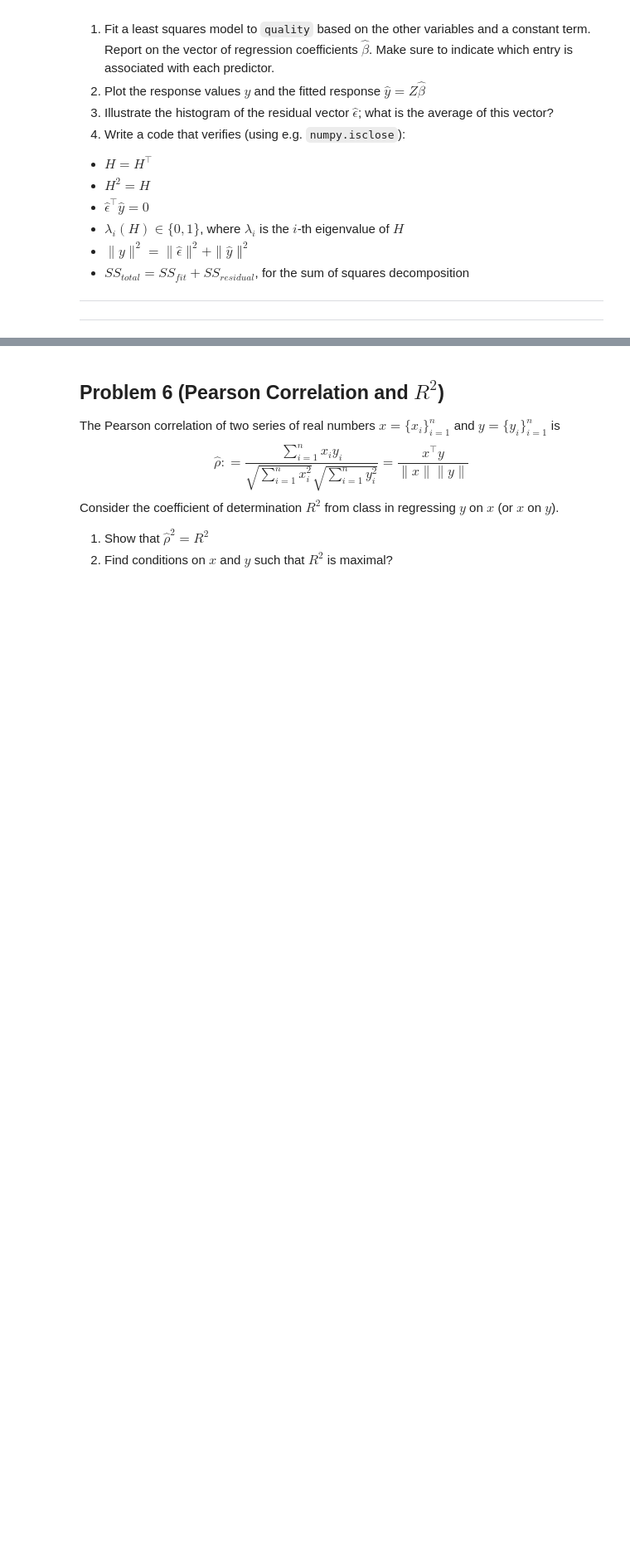
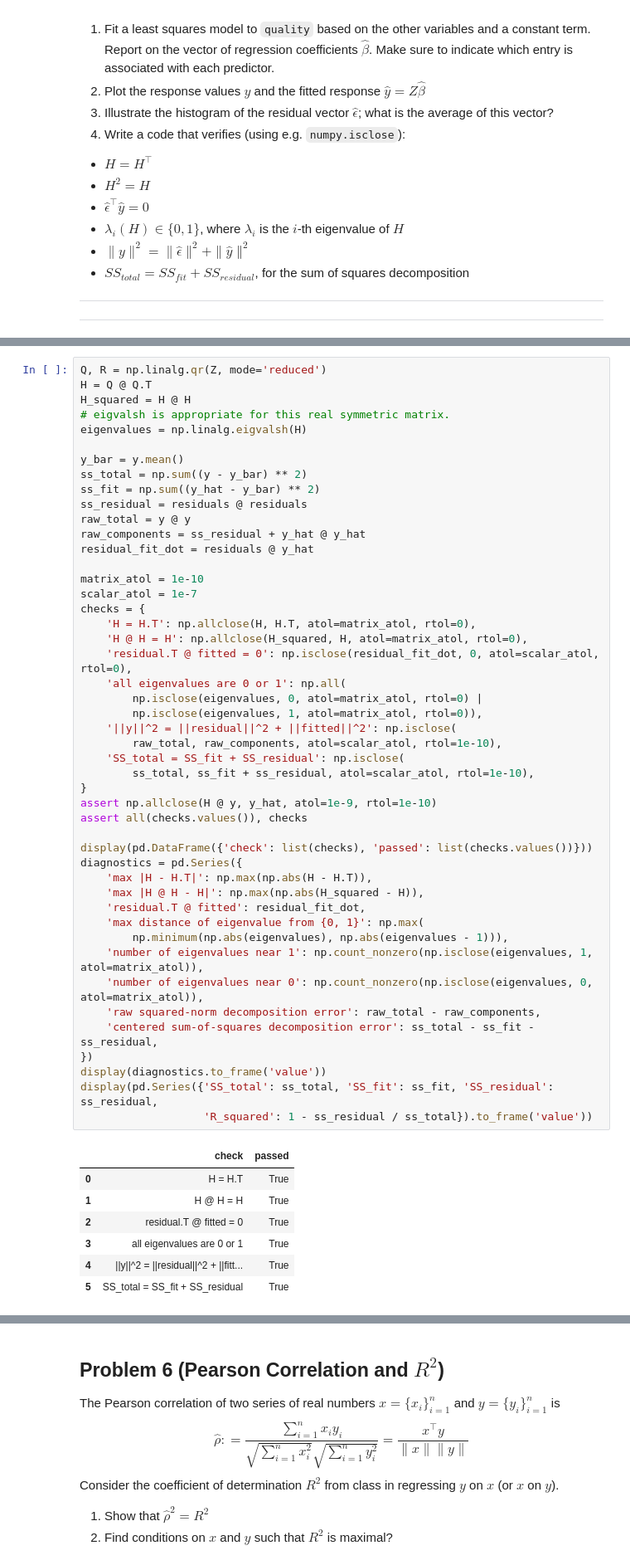
Before and after one commit to MendSe/Advanced-Statistics, a Jupyter notebook: Ex1/hw1.ipynb, the cells around one changed output, grey strips where cells are left out. Shown at 83% size. Drawn from its saved outputs; the diff is of its cells as text; blank space fills up the shorter version.

```diff
--- a/Ex1/hw1.ipynb
+++ b/Ex1/hw1.ipynb
@@ -124,0 +265,55 @@ Download the file `winequality-red.csv`. Use `quality` as the response variable
+# %%
+Q, R = np.linalg.qr(Z, mode='reduced')
+H = Q @ Q.T
+H_squared = H @ H
+# eigvalsh is appropriate for this real symmetric matrix.
+eigenvalues = np.linalg.eigvalsh(H)
+
+y_bar = y.mean()
+ss_total = np.sum((y - y_bar) ** 2)
+ss_fit = np.sum((y_hat - y_bar) ** 2)
+ss_residual = residuals @ residuals
+raw_total = y @ y
+raw_components = ss_residual + y_hat @ y_hat
+residual_fit_dot = residuals @ y_hat
+
+matrix_atol = 1e-10
+scalar_atol = 1e-7
+checks = {
+    'H = H.T': np.allclose(H, H.T, atol=matrix_atol, rtol=0),
+    'H @ H = H': np.allclose(H_squared, H, atol=matrix_atol, rtol=0),
+    'residual.T @ fitted = 0': np.isclose(residual_fit_dot, 0, atol=scalar_atol, rtol=0),
+    'all eigenvalues are 0 or 1': np.all(
+        np.isclose(eigenvalues, 0, atol=matrix_atol, rtol=0) |
+        np.isclose(eigenvalues, 1, atol=matrix_atol, rtol=0)),
+    '||y||^2 = ||residual||^2 + ||fitted||^2': np.isclose(
+        raw_total, raw_components, atol=scalar_atol, rtol=1e-10),
+    'SS_total = SS_fit + SS_residual': np.isclose(
+        ss_total, ss_fit + ss_residual, atol=scalar_atol, rtol=1e-10),
+}
+assert np.allclose(H @ y, y_hat, atol=1e-9, rtol=1e-10)
+assert all(checks.values()), checks
+
+display(pd.DataFrame({'check': list(checks), 'passed': list(checks.values())}))
+diagnostics = pd.Series({
+    'max |H - H.T|': np.max(np.abs(H - H.T)),
+    'max |H @ H - H|': np.max(np.abs(H_squared - H)),
+    'residual.T @ fitted': residual_fit_dot,
+    'max distance of eigenvalue from {0, 1}': np.max(
+        np.minimum(np.abs(eigenvalues), np.abs(eigenvalues - 1))),
+    'number of eigenvalues near 1': np.count_nonzero(np.isclose(eigenvalues, 1, atol=matrix_atol)),
+    'number of eigenvalues near 0': np.count_nonzero(np.isclose(eigenvalues, 0, atol=matrix_atol)),
+    'raw squared-norm decomposition error': raw_total - raw_components,
+    'centered sum-of-squares decomposition error': ss_total - ss_fit - ss_residual,
+})
+display(diagnostics.to_frame('value'))
+display(pd.Series({'SS_total': ss_total, 'SS_fit': ss_fit, 'SS_residual': ss_residual,
+                   'R_squared': 1 - ss_residual / ss_total}).to_frame('value'))
+# %% [output]
+|  | check | passed |
+| 0 | H = H.T | True |
+| 1 | H @ H = H | True |
+| 2 | residual.T @ fitted = 0 | True |
+| 3 | all eigenvalues are 0 or 1 | True |
+| 4 | ||y||^2 = ||residual||^2 + ||fitt... | True |
+| 5 | SS_total = SS_fit + SS_residual | True |
```
Also changed, not shown: parts of 11 cells of this notebook.
